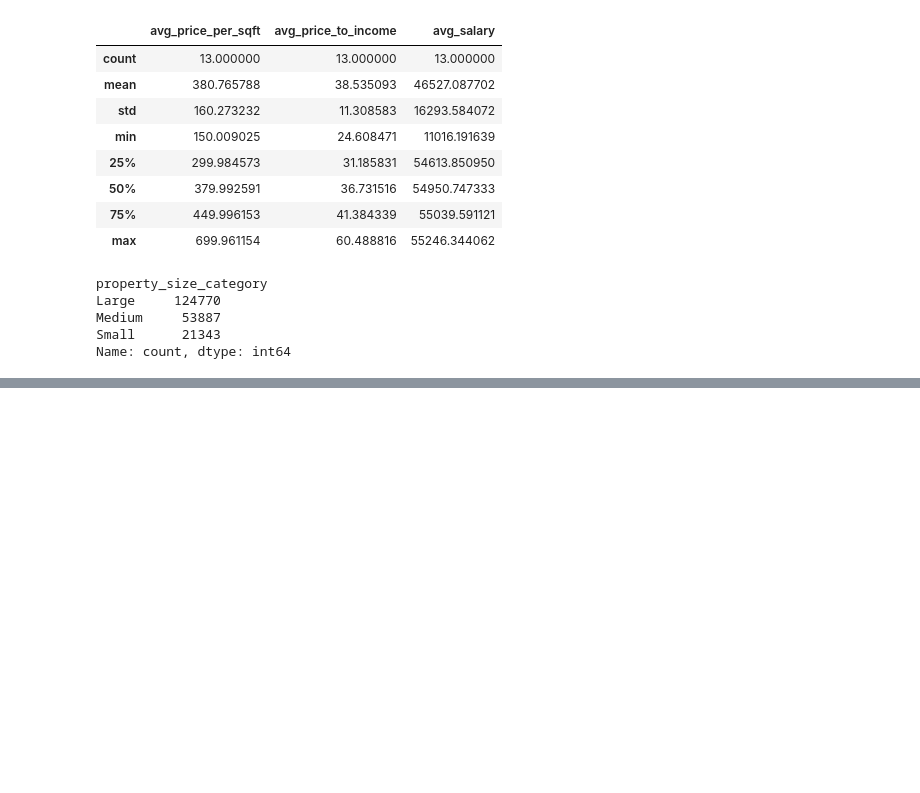
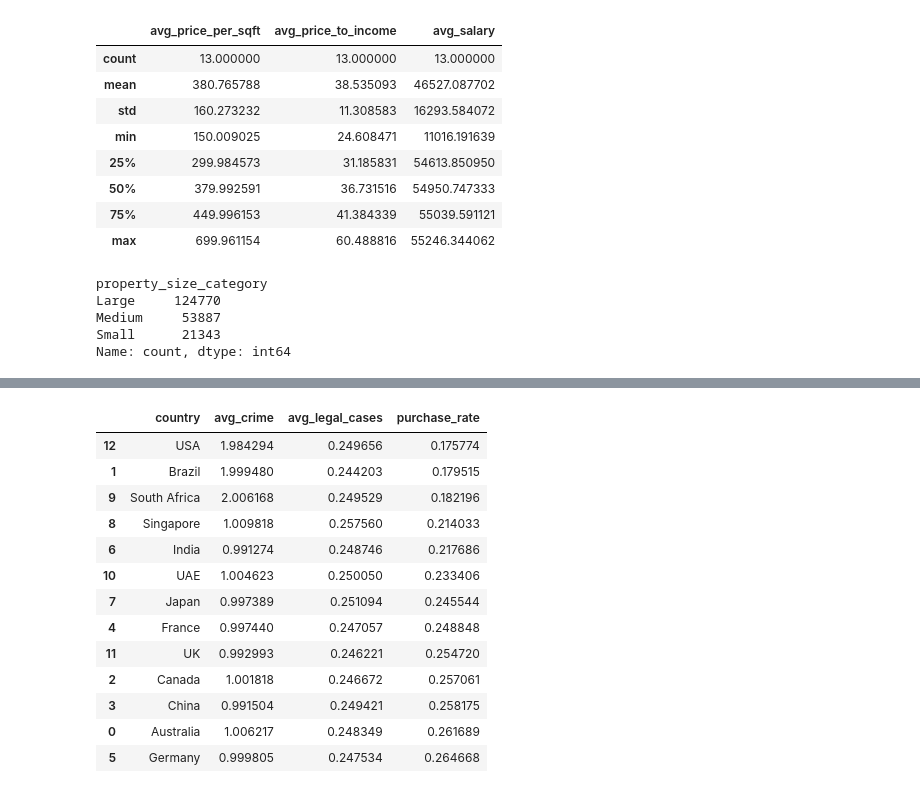
Before and after one commit to alhakimdata/python-data-analysis, a Jupyter notebook: Project-1_Global Housing Market Analysis/Global_house_purchase.ipynb, the cells around one changed output, grey strips where cells are left out. Saved outputs shown, nothing was run; the diff lists cells and outputs as text; code cells hidden in the pictures; blank space fills up the shorter version.

```diff
--- a/Project-1_Global Housing Market Analysis/Global_house_purchase.ipynb
+++ b/Project-1_Global Housing Market Analysis/Global_house_purchase.ipynb
@@ -409,15 +583,33 @@ price_risk_markets
 # %%
 # Problem 4: Risk & Market Stability Analysis
 
 country_risk = (
     df_copy.groupby("country")
     .agg(
         avg_crime=("crime_cases_reported", "mean"),
         avg_legal_cases=("legal_cases_on_property", "mean"),
         purchase_rate=("decision", "mean"),
     )
     .reset_index()
 )
+
+# Sorted the values ascending order
+country_risk.sort_values(by='purchase_rate')
+# %% [output]
+|  | country | avg_crime | avg_legal_cases | purchase_rate |
+| 12 | USA | 1.984294 | 0.249656 | 0.175774 |
+| 1 | Brazil | 1.999480 | 0.244203 | 0.179515 |
+| 9 | South Africa | 2.006168 | 0.249529 | 0.182196 |
+| 8 | Singapore | 1.009818 | 0.257560 | 0.214033 |
+| 6 | India | 0.991274 | 0.248746 | 0.217686 |
+| 10 | UAE | 1.004623 | 0.250050 | 0.233406 |
+| 7 | Japan | 0.997389 | 0.251094 | 0.245544 |
+| 4 | France | 0.997440 | 0.247057 | 0.248848 |
+| 11 | UK | 0.992993 | 0.246221 | 0.254720 |
+| 2 | Canada | 1.001818 | 0.246672 | 0.257061 |
+| 3 | China | 0.991504 | 0.249421 | 0.258175 |
+| 0 | Australia | 1.006217 | 0.248349 | 0.261689 |
+| 5 | Germany | 0.999805 | 0.247534 | 0.264668 |
 # %%
 # Step 2: Normalize Risk Interpretation (High vs Low Risk)
 # Why:
```
Also changed, not shown: parts of 68 cells of this notebook.
